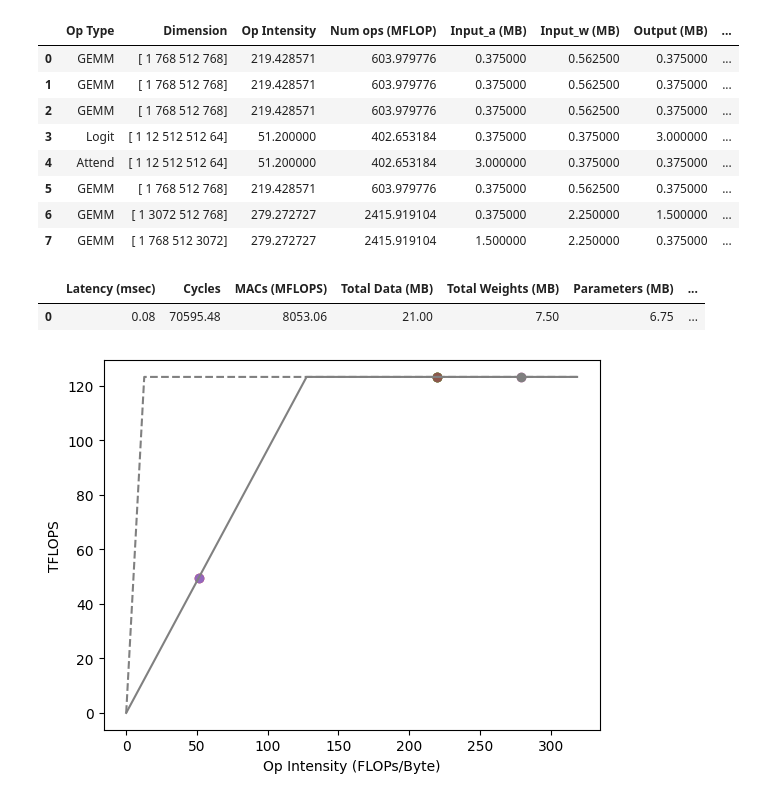
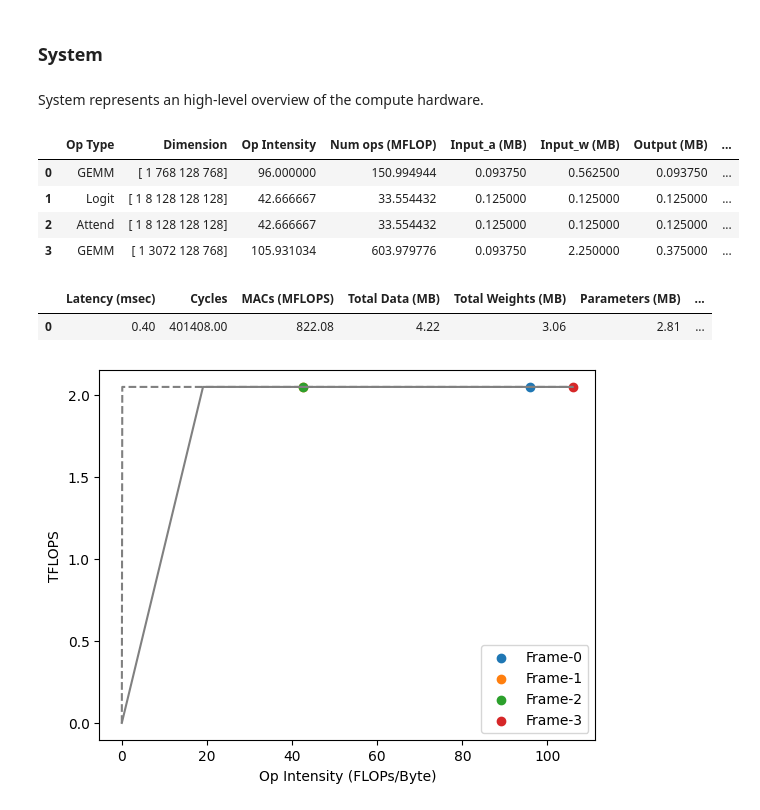
Before and after one commit to maestro-project/frame, a Jupyter notebook: notebook/dnn_accel_notebook_run_on_local.ipynb, the cells around one changed output. Drawn from its saved outputs; the diff is of its cells as text; code cells hidden in the pictures.

```diff
--- a/notebook/dnn_accel_notebook_run_on_local.ipynb
+++ b/notebook/dnn_accel_notebook_run_on_local.ipynb
@@ -22,34 +68,32 @@ from utils.display_and_plots import *
+# %% [markdown]
+### System
+# %% [markdown]
+System represents an high-level overview of the compute hardware.
 # %%
 
-# model = 'vgg16'
-# data_path = os.path.join(module_path,"data")
-
 seq_len = 512
-model = 'BERT'
+model = 'custom_attn_vanilla'
 data_path = os.path.join(module_path,"data")
 model_path = os.path.join(data_path,"model")
-create_model(seq_len, name=model, data_path=data_path)
+# create_model(seq_len, name=model, data_path=data_path)
 # print(model_path)
 
 batch_size = 1
 unit = Unit()
-system = System(unit)
-model_df = get_model_df(model = model+'_vanilla', system=system, unit=unit,
-                        batch_size=batch_size, data_path=data_path, sparse=False, FLAT_enabled = False )
+system = System(unit, mxu_shape=[1,32,32], frequency=1000, offchip_mem_bw=100)
+model_df = get_model_df(model = model, system=system, unit=unit,
+                        batch_size=batch_size, data_path=data_path, sparse=False, FLAT_enabled = False ,
+                         analysis_mode="Frame" )
 display_df(model_df)
 
 dot_roofline(model_df, system, unit)
 get_summary_table(model_df)
 # %% [output]
 |  | Op Type | Dimension | Op Intensity | Num ops (MFLOP) | Input_a (MB) | Input_w (MB) | Output (MB) | ... |
-| 0 | GEMM | [ 1 768 512 768] | 219.428571 | 603.979776 | 0.375000 | 0.562500 | 0.375000 | ... |
-| 1 | GEMM | [ 1 768 512 768] | 219.428571 | 603.979776 | 0.375000 | 0.562500 | 0.375000 | ... |
-| 2 | GEMM | [ 1 768 512 768] | 219.428571 | 603.979776 | 0.375000 | 0.562500 | 0.375000 | ... |
-| 3 | Logit | [ 1 12 512 512 64] | 51.200000 | 402.653184 | 0.375000 | 0.375000 | 3.000000 | ... |
-| 4 | Attend | [ 1 12 512 512 64] | 51.200000 | 402.653184 | 3.000000 | 0.375000 | 0.375000 | ... |
-| 5 | GEMM | [ 1 768 512 768] | 219.428571 | 603.979776 | 0.375000 | 0.562500 | 0.375000 | ... |
-| 6 | GEMM | [ 1 3072 512 768] | 279.272727 | 2415.919104 | 0.375000 | 2.250000 | 1.500000 | ... |
-| 7 | GEMM | [ 1 768 512 3072] | 279.272727 | 2415.919104 | 1.500000 | 2.250000 | 0.375000 | ... |
+| 0 | GEMM | [ 1 768 128 768] | 96.000000 | 150.994944 | 0.093750 | 0.562500 | 0.093750 | ... |
+| 1 | Logit | [ 1 8 128 128 128] | 42.666667 | 33.554432 | 0.125000 | 0.125000 | 0.125000 | ... |
+| 2 | Attend | [ 1 8 128 128 128] | 42.666667 | 33.554432 | 0.125000 | 0.125000 | 0.125000 | ... |
+| 3 | GEMM | [ 1 3072 128 768] | 105.931034 | 603.979776 | 0.093750 | 2.250000 | 0.375000 | ... |
 |  | Latency (msec) | Cycles | MACs (MFLOPS) | Total Data (MB) | Total Weights (MB) | Parameters (MB) | ... |
-| 0 | 0.08 | 70595.48 | 8053.06 | 21.00 | 7.50 | 6.75 | ... |
+| 0 | 0.40 | 401408.00 | 822.08 | 4.22 | 3.06 | 2.81 | ... |
-[figure, old version]
+[figure, new version]
```
Also changed, not shown: parts of 10 cells of this notebook, 10 other files.
